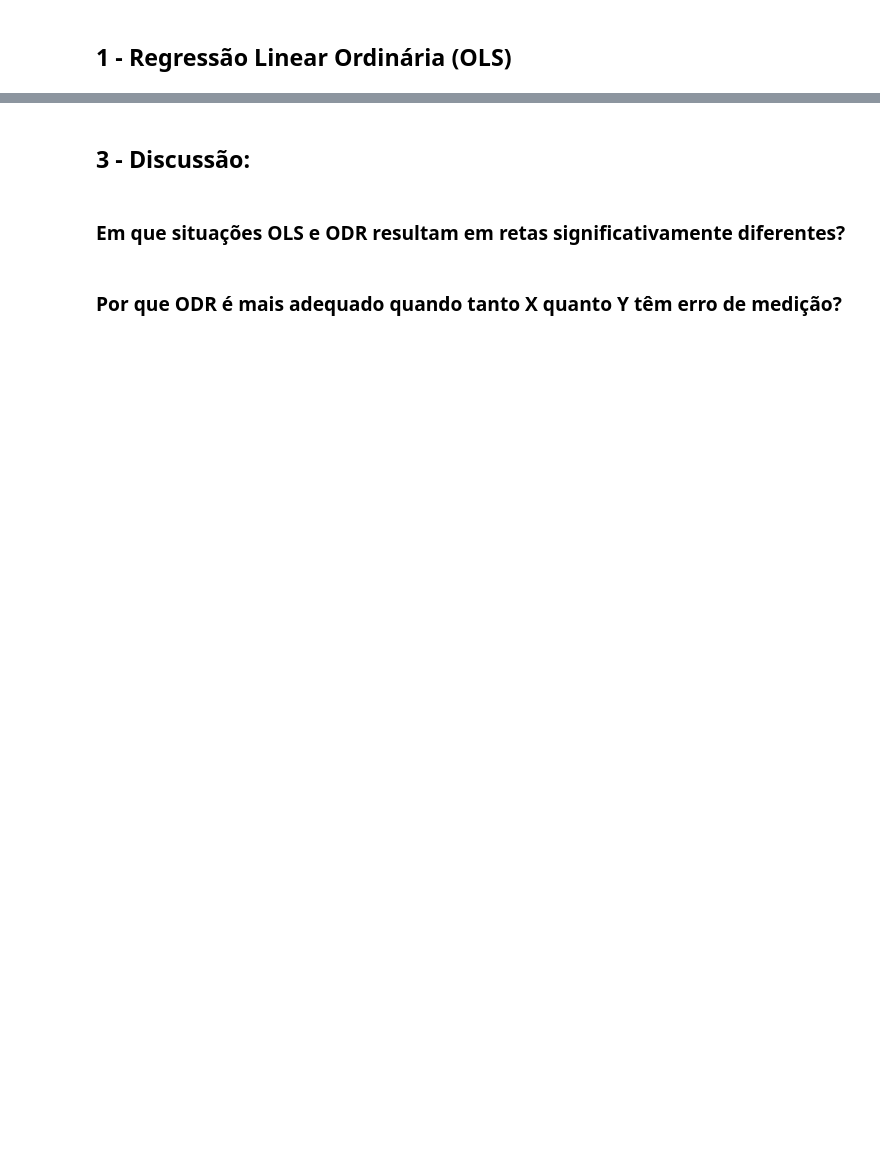
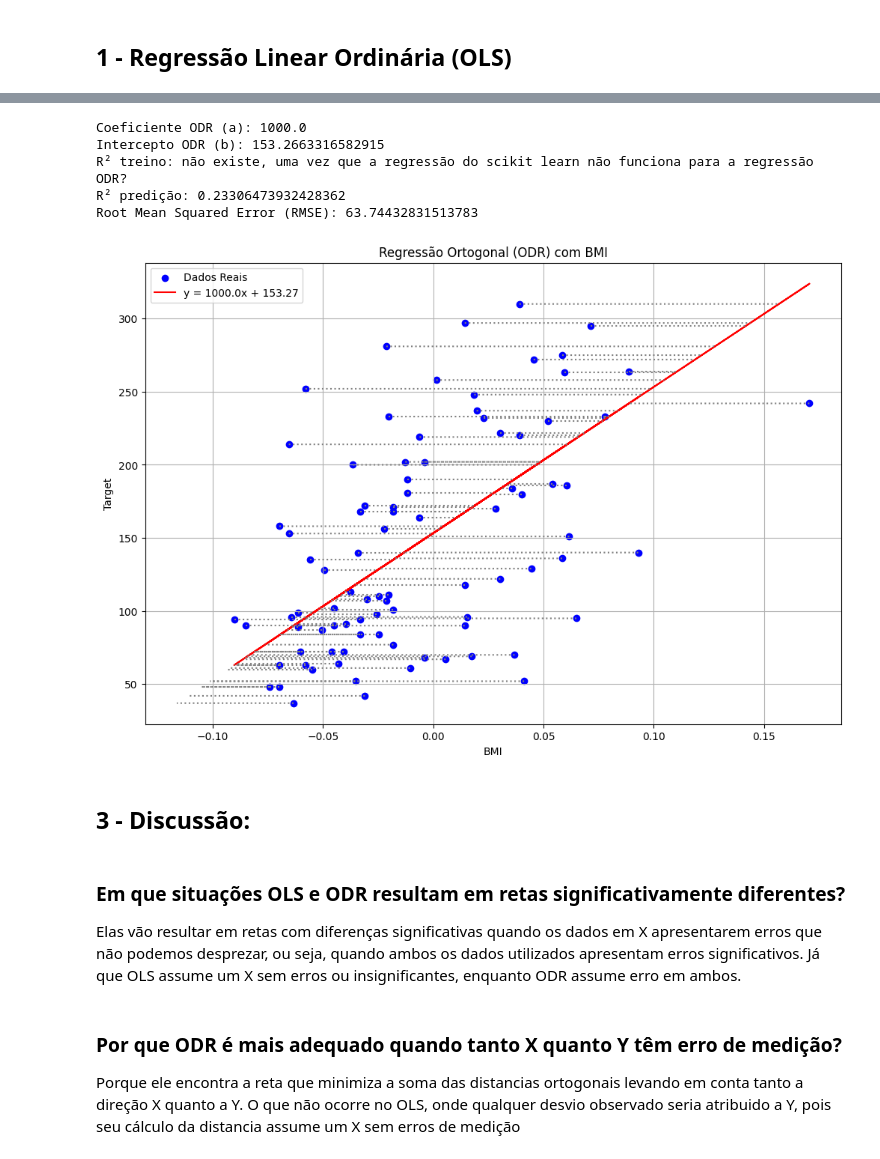
Before and after one commit to CavMCarolina/IA-and-Machine-Learning, a Jupyter notebook: Checkpoints/cp1.ipynb, the cells around one changed output, grey strips where cells are left out. Cells and saved outputs as stored; diff of their text form; code cells hidden in the pictures; blank space fills up the shorter version.

```diff
--- a/Checkpoints/cp1.ipynb
+++ b/Checkpoints/cp1.ipynb
@@ -254,8 +345,88 @@ R² predição: 0.47228480061080047
+# %%
+# Fórmula com erro conforme documento word
+def calcula_erro_ortogonal(a, b, x, y):
+    erro = 0
+    for xi, yi in zip(x, y):
+        numerador = abs(a * xi - yi + b) # ax0 - y0 + b
+        denominador = np.sqrt(a**2 + 1) # raiz quadrada de a^2 + 1
+        d = numerador / denominador # d = (ax0 - y0 + b) / (raiz quadrada de a^2 + 1)
+        erro += d**2
+    return erro
+
+data_x = X_test_bmi.values.flatten()
+data_y = y_test_bmi.values
+
+# Geração da grade de coeficientes
+A = np.linspace(-1000, 1000, 200)
+B = np.linspace(-500, 500, 200)
+
+# Achar a e b
+erros = np.zeros((len(A), len(B)))
+menor = calcula_erro_ortogonal(A[0], B[0], data_x, data_y)
+valores = [A[0], B[0], menor]
+for i, a in enumerate(A):
+    for j, b in enumerate(B):
+        erro = calcula_erro_ortogonal(a, b, data_x, data_y)
+        erros[i][j] = erro
+        if erro < menor:
+            menor = erro
+            valores = [a, b, erro]
+
+# Coeficientes finais
+a, b = valores[0], valores[1]
+print("Coeficiente ODR (a):", a)
+print("Intercepto ODR (b):", b)
+
+# Predição com a reta ortogonal
+y_pred_odr = a * data_x + b
+
+# R² no treino
+print("R² treino: não existe, uma vez que a regressão do scikit learn não funciona para a regressão ODR?")
+
+# R² na predição
+r2_odr = r2_score(data_y, y_pred_odr)
+print("R² predição:", r2_odr)
+
+# RMSE no conjunto de teste
+rmse_odr = np.sqrt(mean_squared_error(data_y, y_pred_odr))
+print("Root Mean Squared Error (RMSE):", rmse_odr)
+
+# Gráfico da regressão ortogonal com resíduos
+plt.figure(figsize=(12, 8))
+plt.scatter(data_x, data_y, color='blue', label='Dados Reais')
+plt.plot(data_x, y_pred_odr, color='red', label=f'y = {a}x + {b:.2f}')
+
+# Resíduos ortogonais
+for xi, yi in zip(data_x, data_y):
+    x_proj = (xi + a * (yi - b)) / (a**2 + 1) # cálculo do erro
+    y_proj = a * x_proj + b # cálculo da reta de acordo com o erro
+    plt.plot([xi, x_proj], [yi, y_proj], color='gray', linestyle='dotted') # linha ortogonal entre reta-dado
+
+plt.xlabel('BMI')
+plt.ylabel('Target')
+plt.title('Regressão Ortogonal (ODR) com BMI')
+plt.legend()
+plt.grid(True)
+plt.show()
+# %% [output]
+Coeficiente ODR (a): 1000.0
+Intercepto ODR (b): 153.2663316582915
+R² treino: não existe, uma vez que a regressão do scikit learn não funciona para a regressão ODR?
+R² predição: 0.23306473932428362
+Root Mean Squared Error (RMSE): 63.74432831513783
+[figure, added]
 # %% [markdown]
 ## 3 - Discussão:
 # %% [markdown]
 ### Em que situações OLS e ODR resultam em retas significativamente diferentes?
+Elas vão resultar em retas com diferenças significativas quando os dados em X
+apresentarem erros que não podemos desprezar, ou seja, quando ambos os dados utilizados
+apresentam erros significativos. Já que OLS assume um X sem erros ou insignificantes,
+enquanto ODR assume erro em ambos.
 # %% [markdown]
 ### Por que ODR é mais adequado quando tanto X quanto Y têm erro de medição?
+Porque ele encontra a reta que minimiza a soma das distancias ortogonais levando em
+conta tanto a direção X quanto a Y. O que não ocorre no OLS, onde qualquer desvio observado
+seria atribuido a Y, pois seu cálculo da distancia assume um X sem erros de medição
 # %% [markdown]
 ### Como a escala/unidades das variáveis afetam a solução ODR (e por que padronizar é útil)?
```
Also changed, not shown: parts of 12 cells of this notebook.
